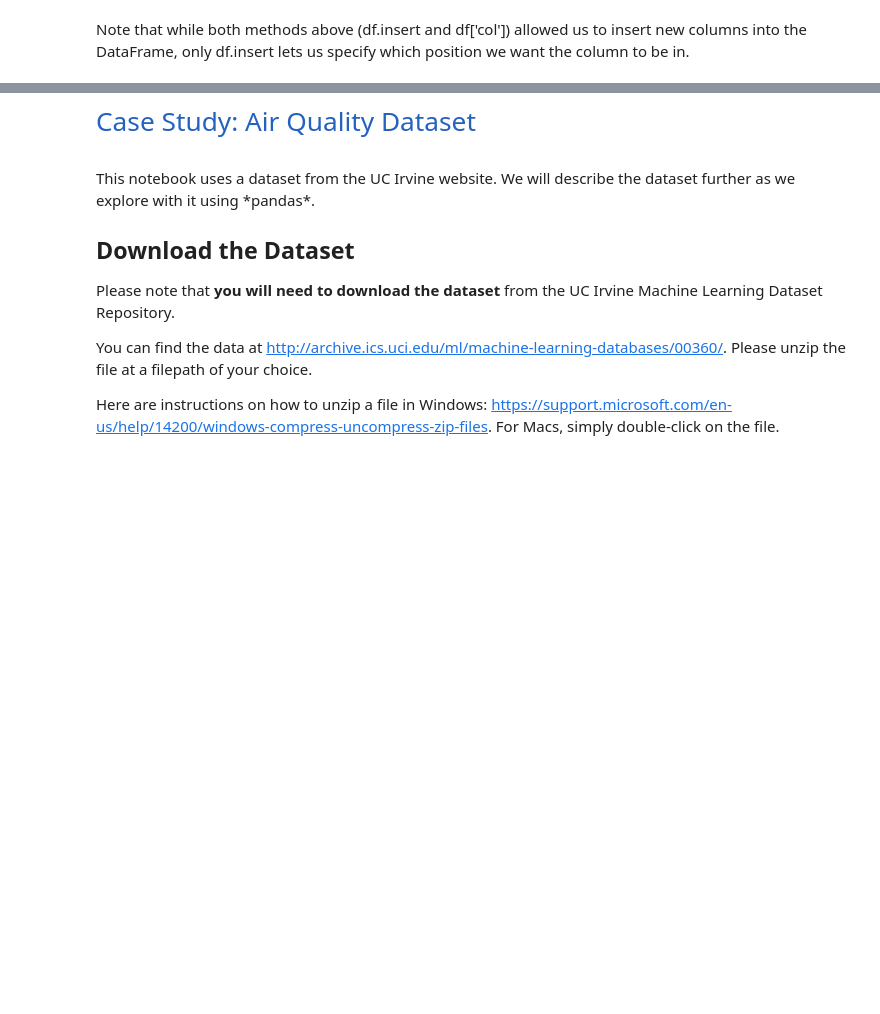
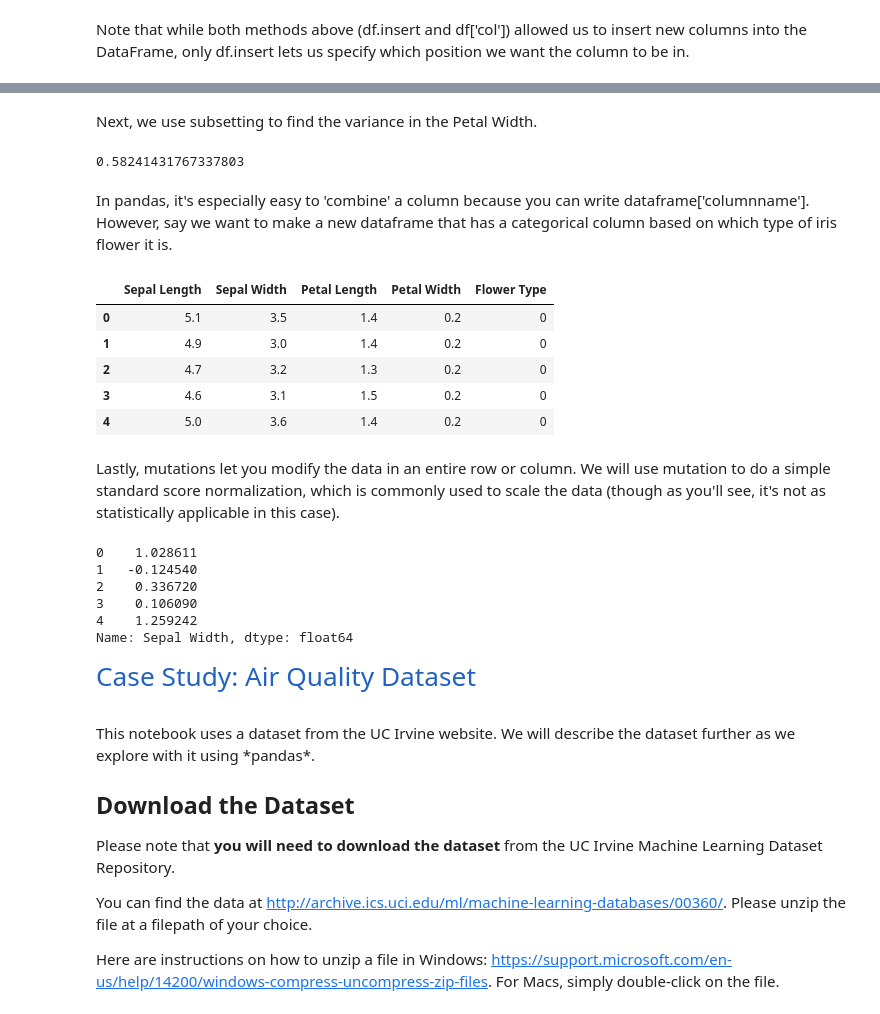
Before and after one commit to CornellDataScience/training-program-FA17, a Jupyter notebook: notes/LECTURE-2-PANDAS-FINAL.ipynb, the cells around one changed output, grey strips where cells are left out. Drawn from its saved outputs; the diff is of its cells as text; code cells hidden in the pictures; blank space fills up the shorter version.

Commit message:
Lecture 2- Pandas
Lecture 2- PANDAS

```diff
--- a/notes/LECTURE-2-PANDAS-FINAL.ipynb
+++ b/notes/LECTURE-2-PANDAS-FINAL.ipynb
@@ -378,0 +385,6 @@ Note that while both methods above (df.insert and df['col']) allowed us to inser
+# %%
+# Load the iris dataset from sklearn. Feel free to modify the code if you have it downloaded somewhere else.
+from sklearn import datasets
+iris = datasets.load_iris()
+iris_data = pd.DataFrame(iris.data,columns = ['Sepal Length','Sepal Width','Petal Length','Petal Width'])
+iris_data.head()
@@ -379,3 +410,38 @@ Note that while both methods above (df.insert and df['col']) allowed us to inser
+# %% [markdown]
+Next, we use subsetting to find the variance in the Petal Width.
+# %%
+petal_width = iris_data['Petal Width']
+petal_width.var(axis=0)
+# %% [output]
+0.58241431767337803
+# %% [markdown]
+In pandas, it's especially easy to 'combine' a column because you can write dataframe['columnname']. However, say we want to make a new dataframe that has a categorical column based on which type of iris flower it is.
+# %%
+labels = pd.DataFrame(iris.target,columns=['Flower Type'])
+labels
+result = pd.concat ([iris_data,labels],axis=1) #requires iterable argument so the DataFrames are in a list
+result.head()
+# %% [output]
+|  | Sepal Length | Sepal Width | Petal Length | Petal Width | Flower Type |
+| 0 | 5.1 | 3.5 | 1.4 | 0.2 | 0 |
+| 1 | 4.9 | 3.0 | 1.4 | 0.2 | 0 |
+| 2 | 4.7 | 3.2 | 1.3 | 0.2 | 0 |
+| 3 | 4.6 | 3.1 | 1.5 | 0.2 | 0 |
+| 4 | 5.0 | 3.6 | 1.4 | 0.2 | 0 |
+# %% [markdown]
+Lastly, mutations let you modify the data in an entire row or column. We will use mutation to do a simple standard score normalization, which is commonly used to scale the data (though as you'll see, it's not as statistically applicable in this case).
+# %%
+mean = iris_data['Sepal Width'].mean()
+std = iris_data['Sepal Width'].std()
+iris_data['Sepal Width']=(iris_data['Sepal Width']-mean)/std
+iris_data['Sepal Width'].head()
+# %% [output]
+0    1.028611
+1   -0.124540
+2    0.336720
+3    0.106090
+4    1.259242
+Name: Sepal Width, dtype: float64
 # %% [markdown]
 <p style="font-family: Arial; font-size:1.75em;color:#2462C0; font-style:bold">
 Case Study: Air Quality Dataset </p>
```
Also changed, not shown: parts of 10 cells of this notebook.
